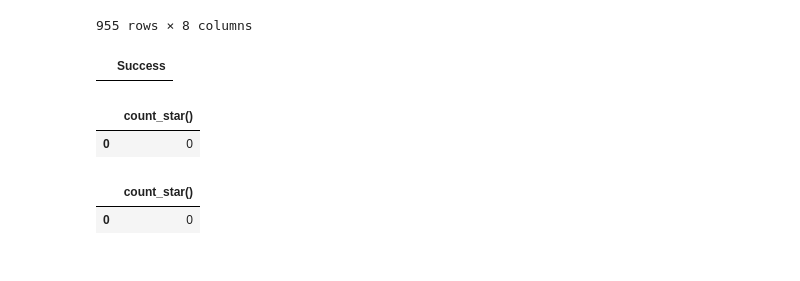
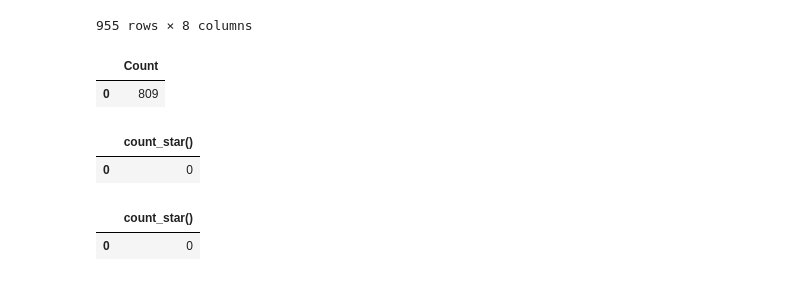
Before and after one commit to Rohan-Deshamudre/big-data-course-2022-projects, a Jupyter notebook: imdb/IMDB-Revisited.ipynb, the cells around one changed output. Saved outputs shown, nothing was run; the diff lists cells and outputs as text; code cells hidden in the pictures.

```diff
--- a/imdb/IMDB-Revisited.ipynb
+++ b/imdb/IMDB-Revisited.ipynb
@@ -511,3 +527,10 @@ def drop_title(input_name):
 execute(drop_title('merged_training_set'))
 # %% [output]
 |  | Success |
+# %%
+def drop_original_title(input_name):
+    query = '''
+        ALTER TABLE ''' + input_name + '''
+        DROP COLUMN original_title
+    '''
+    return query
@@ -872,20 +973,34 @@ con.execute('''SELECT * FROM validation_set''').fetchdf()
 # %%
 ## Replace missing startYear values and drop endYear
 execute(replace_missing_startYear('validation_set'))
 execute(drop_endYear('validation_set'))
 
 ## Replace missing runtimeMins values
 execute(convert_runtimeMins('validation_set'))
 execute(calculate_missing_runtimeMins('validation_set'))
 
 ## Replace missing numVotes values
 execute(convert_numVotes('validation_set'))
 execute(calculate_missing_numVotes('validation_set'))
 
 ## Dropping the originalTitle column
 execute(drop_originalTitle('validation_set'))
+execute(drop_column_zero('validation_set'))
+execute(add_external_columns('validation_set', 'movielens_data'))
+execute(drop_title('merged_validation_set'))
+execute(drop_original_title('merged_validation_set'))
+execute(drop_id('merged_validation_set'))
+execute(drop_release_year('merged_validation_set'))
+
+execute(convert_budget('merged_validation_set'))
+execute(calculate_missing_budget('merged_validation_set'))
+execute(convert_vote_average('merged_validation_set'))
+execute(calculate_missing_vote_average('merged_validation_set'))
+execute(convert_revenue('merged_validation_set'))
+execute(calculate_missing_revenue_average('merged_validation_set'))
 # %% [output]
-|  | Success |
+|  | Count |
+| 0 | 809 |
 # %%
 con.execute('''
     SELECT COUNT(*) FROM validation_set WHERE primaryTitle IS NULL
```
Also changed, not shown: parts of 40 cells of this notebook.
